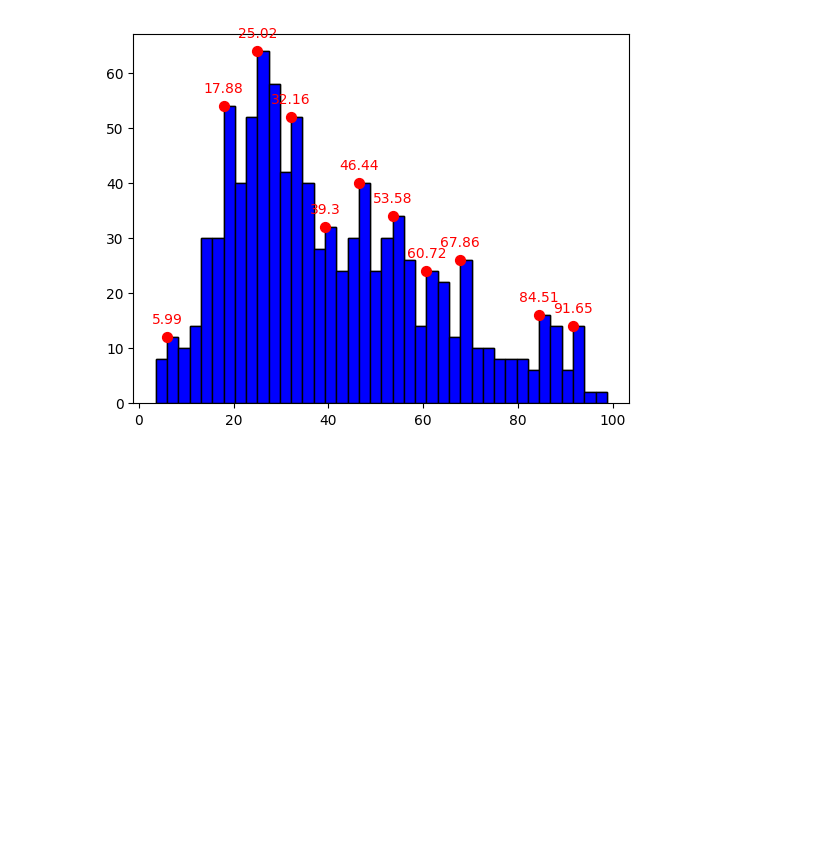
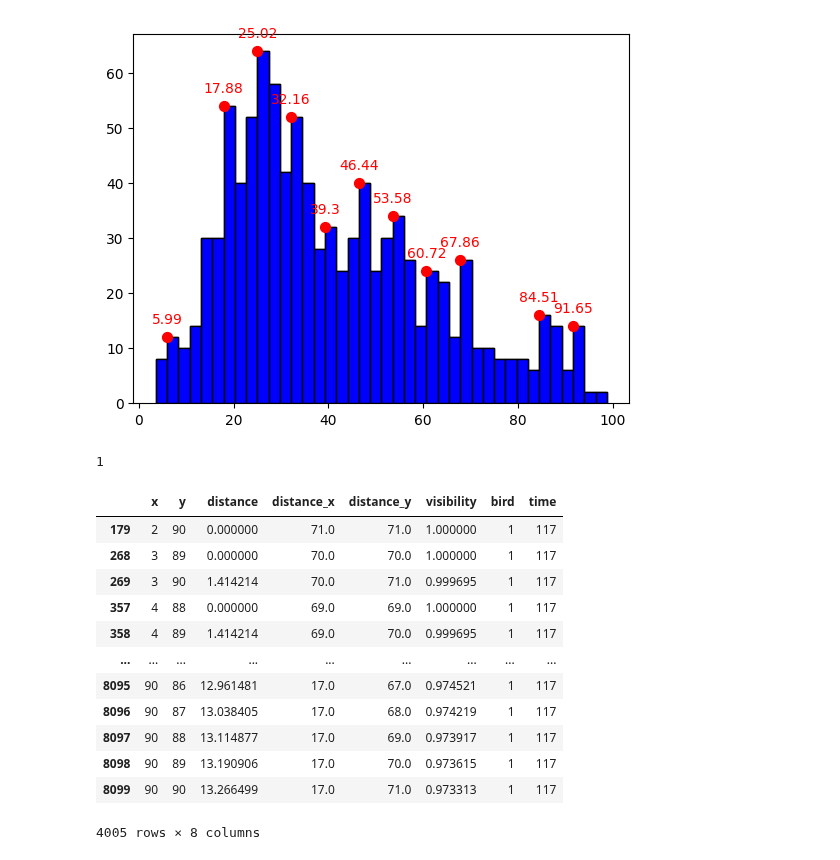
Before and after one commit to BasisResearch/collab-creatures, a Jupyter notebook: docs/central_park_birds.ipynb, the cells around one changed output. Cells and saved outputs as stored; diff of their text form; code cells hidden in the pictures; blank space fills up the shorter version.

```diff
--- a/docs/central_park_birds.ipynb
+++ b/docs/central_park_birds.ipynb
@@ -97,3 +180,6 @@ sps_distances = ft.birds_to_bird_distances(sps_slices, joint_df = True)
 ft.distances_and_peaks(sps_distances)
 # %% [output]
 [figure]
+# %%
+
+ducks_obj = ft.object_from_data(ducks_sub, grid_size=90, frames=300)
@@ -99,0 +249,20 @@ ft.distances_and_peaks(sps_distances)
+# %%
+ducks_obj.birdsDF['bird'].min()
+# %% [output]
+1
+# %%
+display(ducks_obj.visibility[0][1])
+# %% [output]
+|  | x | y | distance | distance_x | distance_y | visibility | bird | time |
+| 179 | 2 | 90 | 0.000000 | 71.0 | 71.0 | 1.000000 | 1 | 117 |
+| 268 | 3 | 89 | 0.000000 | 70.0 | 70.0 | 1.000000 | 1 | 117 |
+| 269 | 3 | 90 | 1.414214 | 70.0 | 71.0 | 0.999695 | 1 | 117 |
+| 357 | 4 | 88 | 0.000000 | 69.0 | 69.0 | 1.000000 | 1 | 117 |
+| 358 | 4 | 89 | 1.414214 | 69.0 | 70.0 | 0.999695 | 1 | 117 |
+| ... | ... | ... | ... | ... | ... | ... | ... | ... |
+| 8095 | 90 | 86 | 12.961481 | 17.0 | 67.0 | 0.974521 | 1 | 117 |
+| 8096 | 90 | 87 | 13.038405 | 17.0 | 68.0 | 0.974219 | 1 | 117 |
+| 8097 | 90 | 88 | 13.114877 | 17.0 | 69.0 | 0.973917 | 1 | 117 |
+| 8098 | 90 | 89 | 13.190906 | 17.0 | 70.0 | 0.973615 | 1 | 117 |
+| 8099 | 90 | 90 | 13.266499 | 17.0 | 71.0 | 0.973313 | 1 | 117 |
+4005 rows × 8 columns
```
Also changed, not shown: parts of 10 cells of this notebook, 5 other files.
